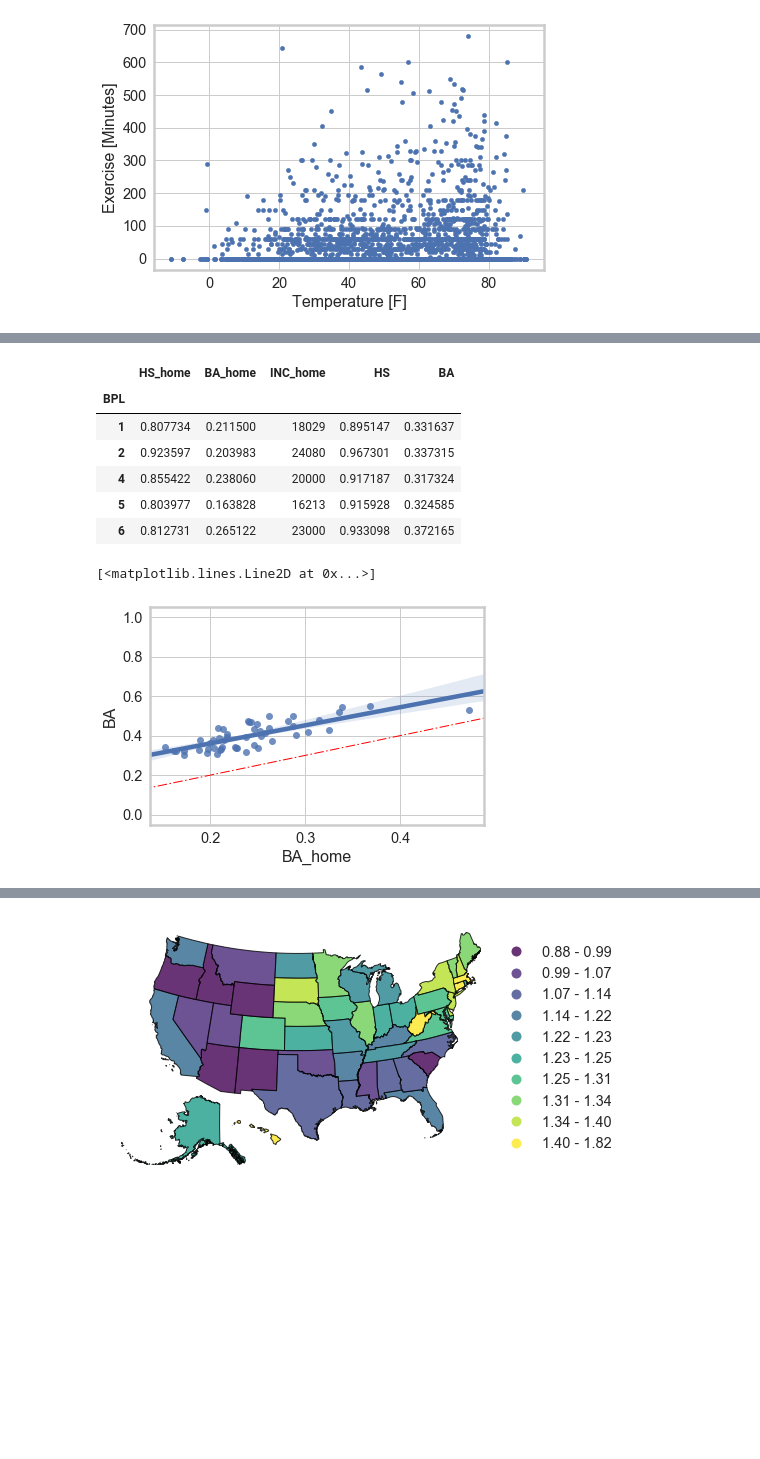
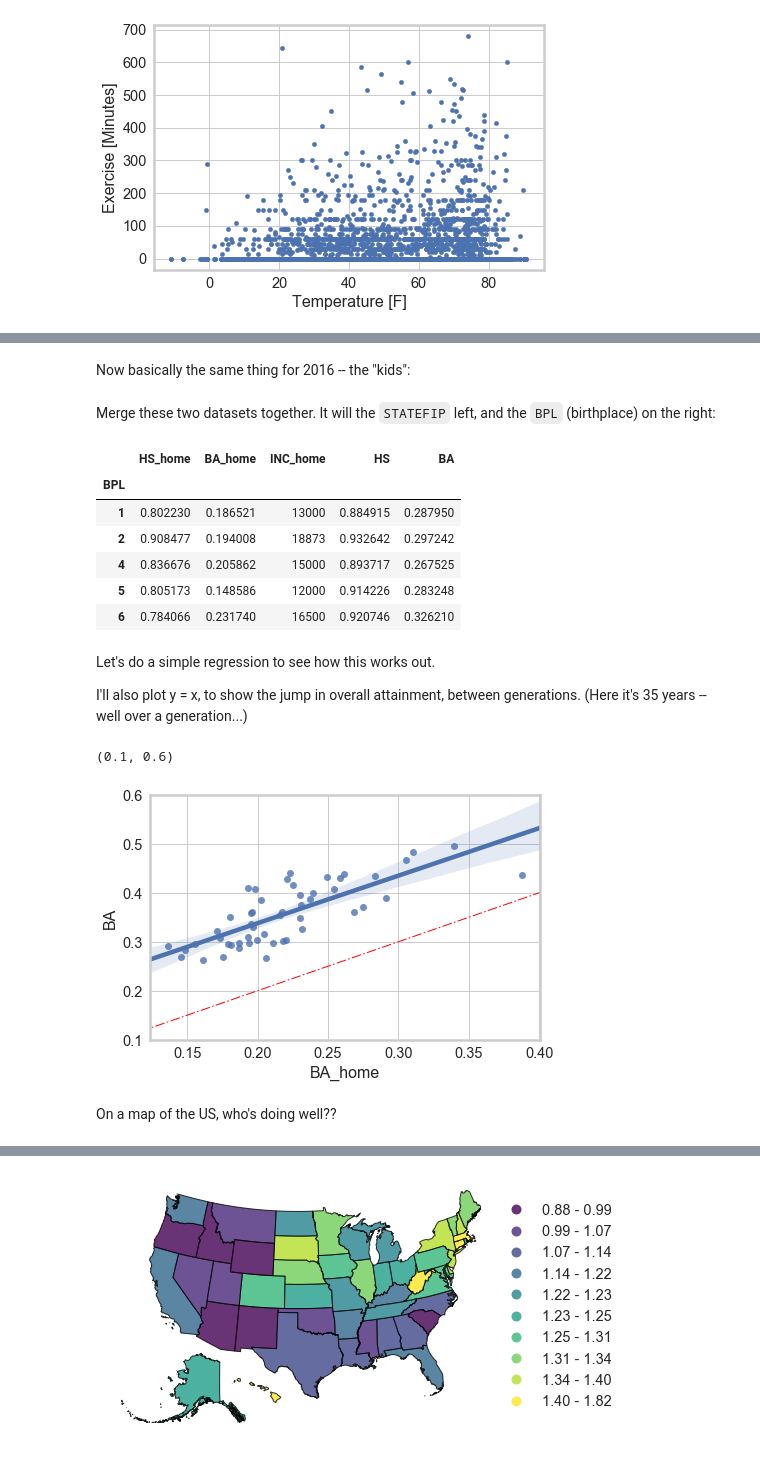
Before and after one commit to harris-ippp/lectures, a Jupyter notebook: 08-stats/statistics_examples.ipynb, the cells around one changed output, grey strips where cells are left out. Saved outputs shown, nothing was run; the diff lists cells and outputs as text; code cells hidden in the pictures; blank space fills up the shorter version.

```diff
--- a/08-stats/statistics_examples.ipynb
+++ b/08-stats/statistics_examples.ipynb
@@ -346,6 +467,5 @@ ipums = pd.read_csv("data/ipums.csv")
 # %%
-ipums1990 = ipums.loc[(ipums.YEAR == 1990) & (ipums.PERNUM == 1) & \
-                      (25 < ipums.AGE) & (ipums.AGE < 35), \
+ipums1990 = ipums.loc[(ipums.YEAR == 1990) & (25 < ipums.AGE) & (ipums.AGE < 35), \
                       ["INCTOT", "STATEFIP", "EDUCD", "PERWT"]].copy()
 
 ipums1990["HS"] = ipums1990.EDUCD > 61
@@ -379,12 +501,15 @@ ipums1990_agg.head()
+# %% [markdown]
+Now basically the same thing for 2016 -- the "kids":
 # %%
-ipums2016 = ipums.loc[(ipums.YEAR == 2016) & (ipums.PERNUM == 1) & \
-                      (25 < ipums.AGE) & (ipums.AGE < 35), \
+ipums2016 = ipums.loc[(ipums.YEAR == 2016) & (25 < ipums.AGE) & (ipums.AGE < 35), \
                       ["BPL", "EDUCD", "PERWT"]].copy()
 
 ipums2016["HS"] = ipums2016.EDUCD > 61
 ipums2016["BA"] = ipums2016.EDUCD >= 101
 
 ipums2016_agg = ipums2016.groupby("BPL").apply(weighted_mean)[["HS", "BA"]].reset_index()
+# %% [markdown]
+Merge these two datasets together.  It will the `STATEFIP` left, and the `BPL` (birthplace) on the right:
 # %%
 ipums_merged = pd.merge(ipums1990_agg.rename(columns = {"HS" : "HS_home", "BA" : "BA_home", "Income" : "INC_home"}).reset_index(),
                         ipums2016_agg, left_on = "STATEFIP", right_on = "BPL")
@@ -394,17 +519,24 @@ ipums_merged.head()
 # %% [output]
 |  | HS_home | BA_home | INC_home | HS | BA |
 | BPL |  |  |  |  |  |
-| 1 | 0.807734 | 0.211500 | 18029 | 0.895147 | 0.331637 |
-| 2 | 0.923597 | 0.203983 | 24080 | 0.967301 | 0.337315 |
-| 4 | 0.855422 | 0.238060 | 20000 | 0.917187 | 0.317324 |
-| 5 | 0.803977 | 0.163828 | 16213 | 0.915928 | 0.324585 |
-| 6 | 0.812731 | 0.265122 | 23000 | 0.933098 | 0.372165 |
+| 1 | 0.802230 | 0.186521 | 13000 | 0.884915 | 0.287950 |
+| 2 | 0.908477 | 0.194008 | 18873 | 0.932642 | 0.297242 |
+| 4 | 0.836676 | 0.205862 | 15000 | 0.893717 | 0.267525 |
+| 5 | 0.805173 | 0.148586 | 12000 | 0.914226 | 0.283248 |
+| 6 | 0.784066 | 0.231740 | 16500 | 0.920746 | 0.326210 |
+# %% [markdown]
+Let's do a simple regression to see how this works out.
+
+I'll also plot y = x, to show the jump in overall attainment, between generations.  (Here it's 35 years -- well over a generation...)
 # %%
-sns.regplot(x = "BA_home", y = "BA", data = ipums_merged)
+ax = sns.regplot(x = "BA_home", y = "BA", data = ipums_merged)
 plt.plot([0, 1], [0, 1], 'r-.', lw=1)
+ax.set_ylim(0.1, 0.6)
 # %% [output]
-[<matplotlib.lines.Line2D at 0x...>]
+(0.1, 0.6)
-[figure, old version]
+[figure, new version]
+# %% [markdown]
+On a map of the US, who's doing well??
 # %%
 plot_states(ipums_merged["BA"])
 # %% [output]
```
Also changed, not shown: parts of 74 cells of this notebook, 29 other files.
